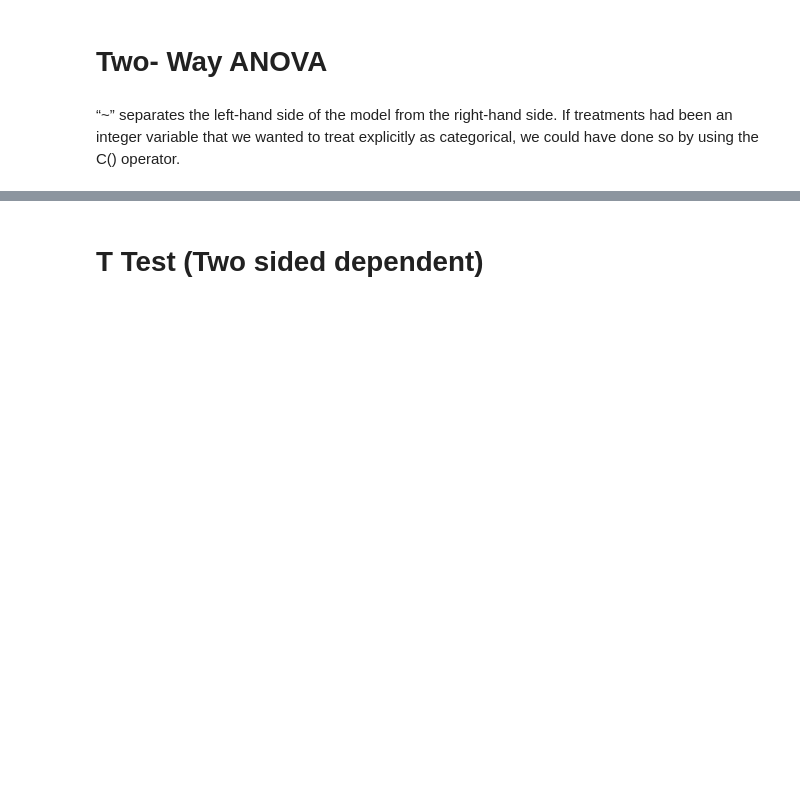
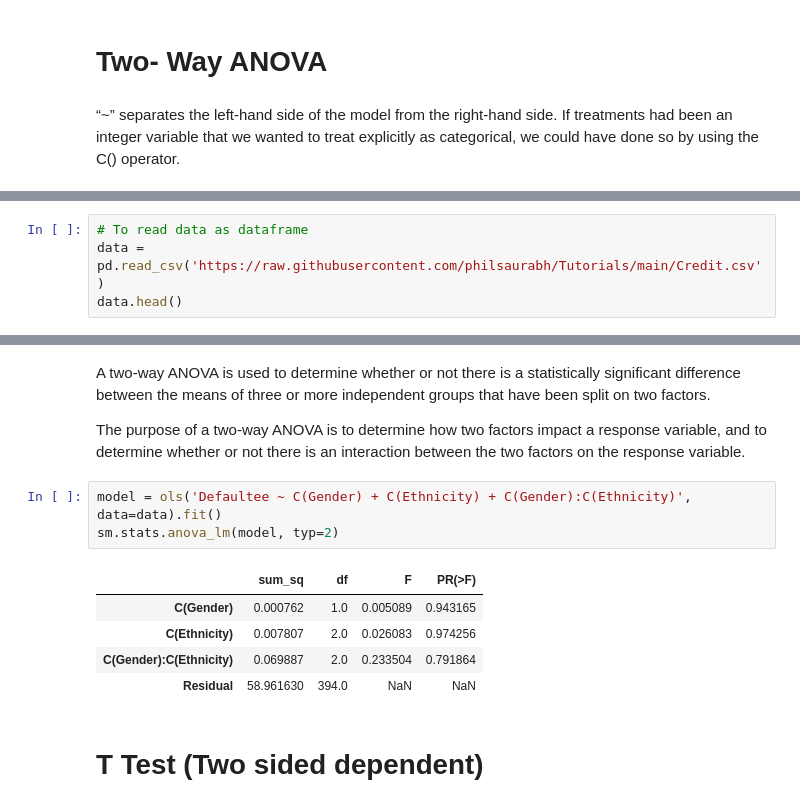
Before and after one commit to philsaurabh/Tutorials, a Jupyter notebook: Testing_tutorial.ipynb, the cells around one changed output, grey strips where cells are left out. Saved outputs shown, nothing was run; the diff lists cells and outputs as text; blank space fills up the shorter version.

```diff
--- a/Testing_tutorial.ipynb
+++ b/Testing_tutorial.ipynb
@@ -142,0 +143,4 @@ anova_table
+# %%
+# To read data as dataframe
+data = pd.read_csv('https://raw.githubusercontent.com/philsaurabh/Tutorials/main/Credit.csv')
+data.head()
@@ -143,3 +154,16 @@ anova_table
+# %% [markdown]
+A two-way ANOVA is used to determine whether or not there is a statistically significant difference between the means of three or more independent groups that have been split on two factors.
+
+The purpose of a two-way ANOVA is to determine how two factors impact a response variable, and to determine whether or not there is an interaction between the two factors on the response variable.
+# %%
+model = ols('Defaultee ~ C(Gender) + C(Ethnicity) + C(Gender):C(Ethnicity)', data=data).fit()
+sm.stats.anova_lm(model, typ=2)
+# %% [output]
+|  | sum_sq | df | F | PR(>F) |
+| C(Gender) | 0.000762 | 1.0 | 0.005089 | 0.943165 |
+| C(Ethnicity) | 0.007807 | 2.0 | 0.026083 | 0.974256 |
+| C(Gender):C(Ethnicity) | 0.069887 | 2.0 | 0.233504 | 0.791864 |
+| Residual | 58.961630 | 394.0 | NaN | NaN |
 # %% [markdown]
 # T Test (Two sided dependent)
 # %%
```
Also changed, not shown: parts of 6 cells of this notebook.
